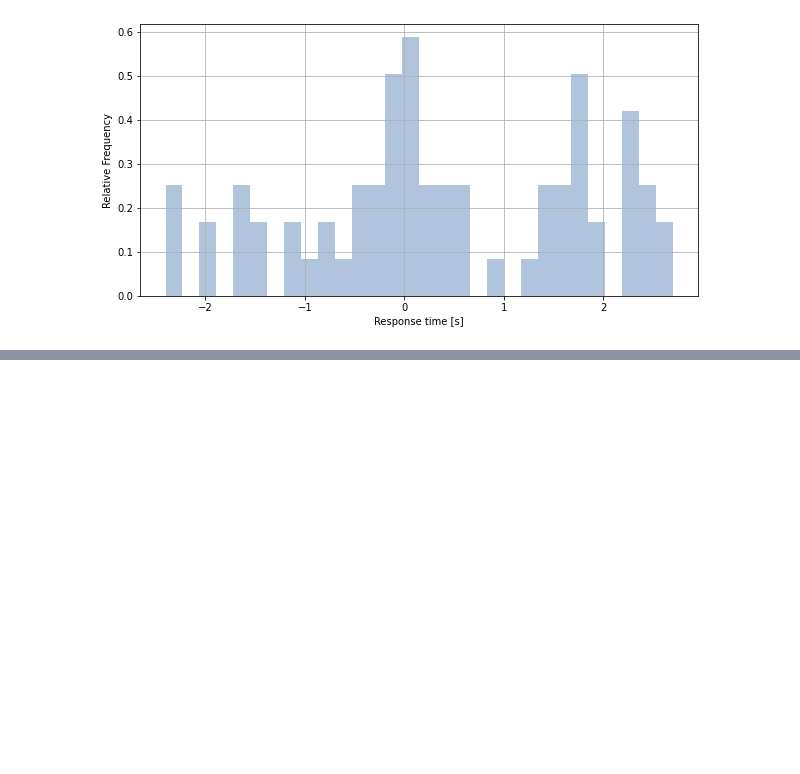
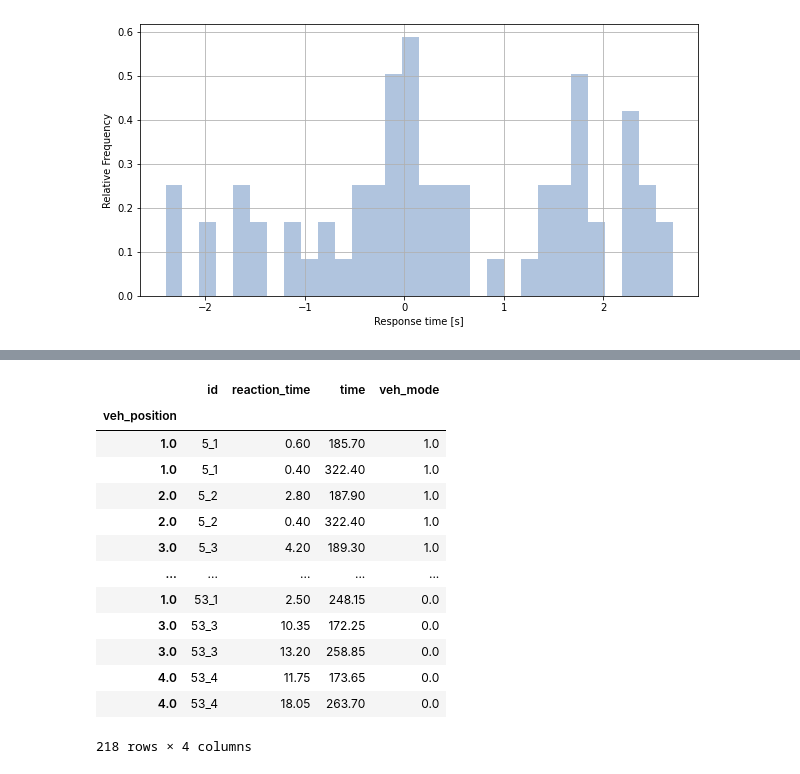
Before and after one commit to licit-lab/vrt_analysis, a Jupyter notebook: TF-AnalysisResponseTime.ipynb, the cells around one changed output, grey strips where cells are left out. Drawn from its saved outputs; the diff is of its cells as text; code cells hidden in the pictures; blank space fills up the shorter version.

```diff
--- a/TF-AnalysisResponseTime.ipynb
+++ b/TF-AnalysisResponseTime.ipynb
@@ -476,0 +481,5 @@ ax.set_ylabel('Relative Frequency');
+# %%
+stat_kernel_CARMA = pd.read_csv('data/processed/stat_kernel_CARMA.csv')
+stat_kernel_proof = pd.read_csv('data/processed/stat_kernel_proof.csv')
+stat_kernel = pd.concat([stat_kernel_CARMA, stat_kernel_proof])
+stat_kernel.head()
@@ -476,0 +493,17 @@ ax.set_ylabel('Relative Frequency');
+# %%
+stat_kernel.set_index('veh_position')
+# %% [output]
+|  | id | reaction_time | time | veh_mode |
+| veh_position |  |  |  |  |
+| 1.0 | 5_1 | 0.60 | 185.70 | 1.0 |
+| 1.0 | 5_1 | 0.40 | 322.40 | 1.0 |
+| 2.0 | 5_2 | 2.80 | 187.90 | 1.0 |
+| 2.0 | 5_2 | 0.40 | 322.40 | 1.0 |
+| 3.0 | 5_3 | 4.20 | 189.30 | 1.0 |
+| ... | ... | ... | ... | ... |
+| 1.0 | 53_1 | 2.50 | 248.15 | 0.0 |
+| 3.0 | 53_3 | 10.35 | 172.25 | 0.0 |
+| 3.0 | 53_3 | 13.20 | 258.85 | 0.0 |
+| 4.0 | 53_4 | 11.75 | 173.65 | 0.0 |
+| 4.0 | 53_4 | 18.05 | 263.70 | 0.0 |
+218 rows × 4 columns
```
Also changed, not shown: parts of 3 cells of this notebook.
